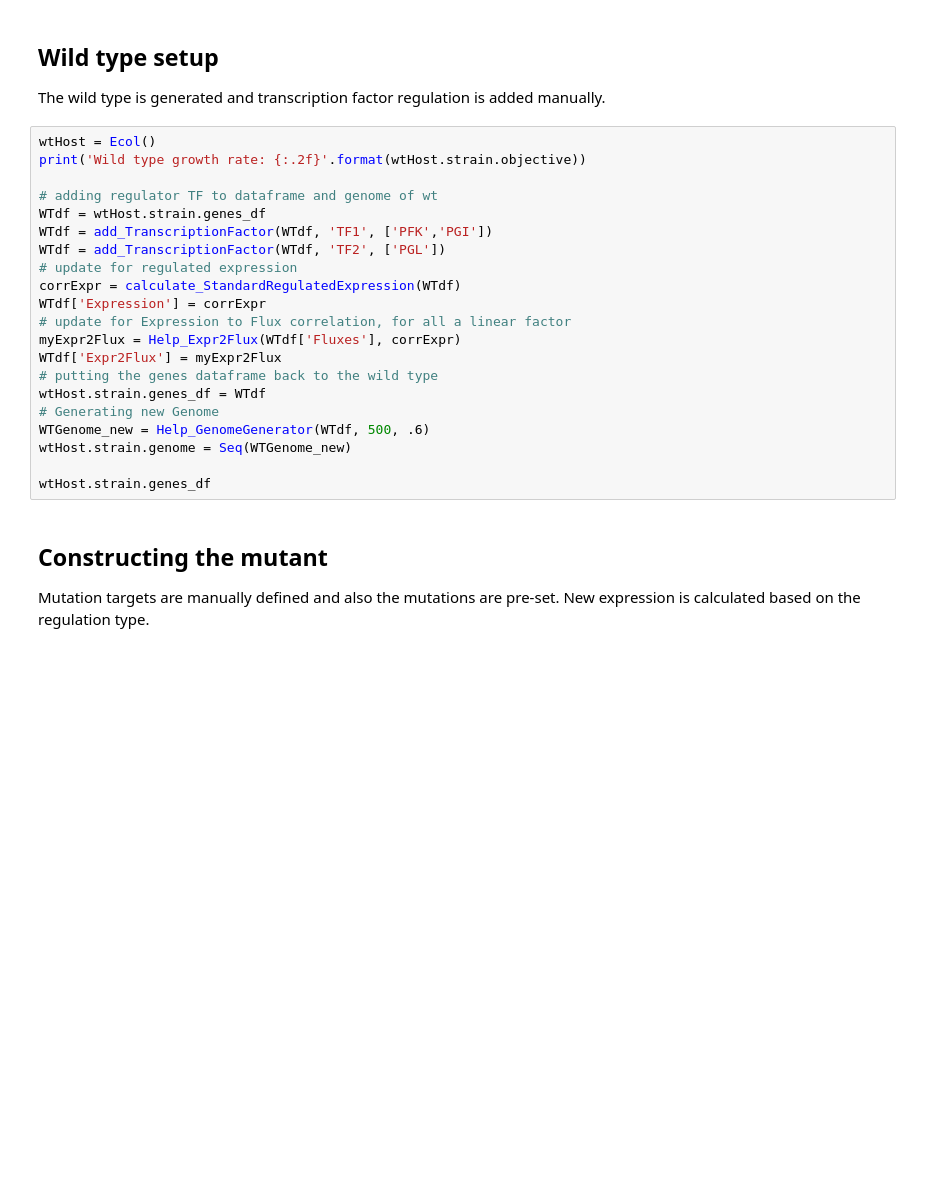
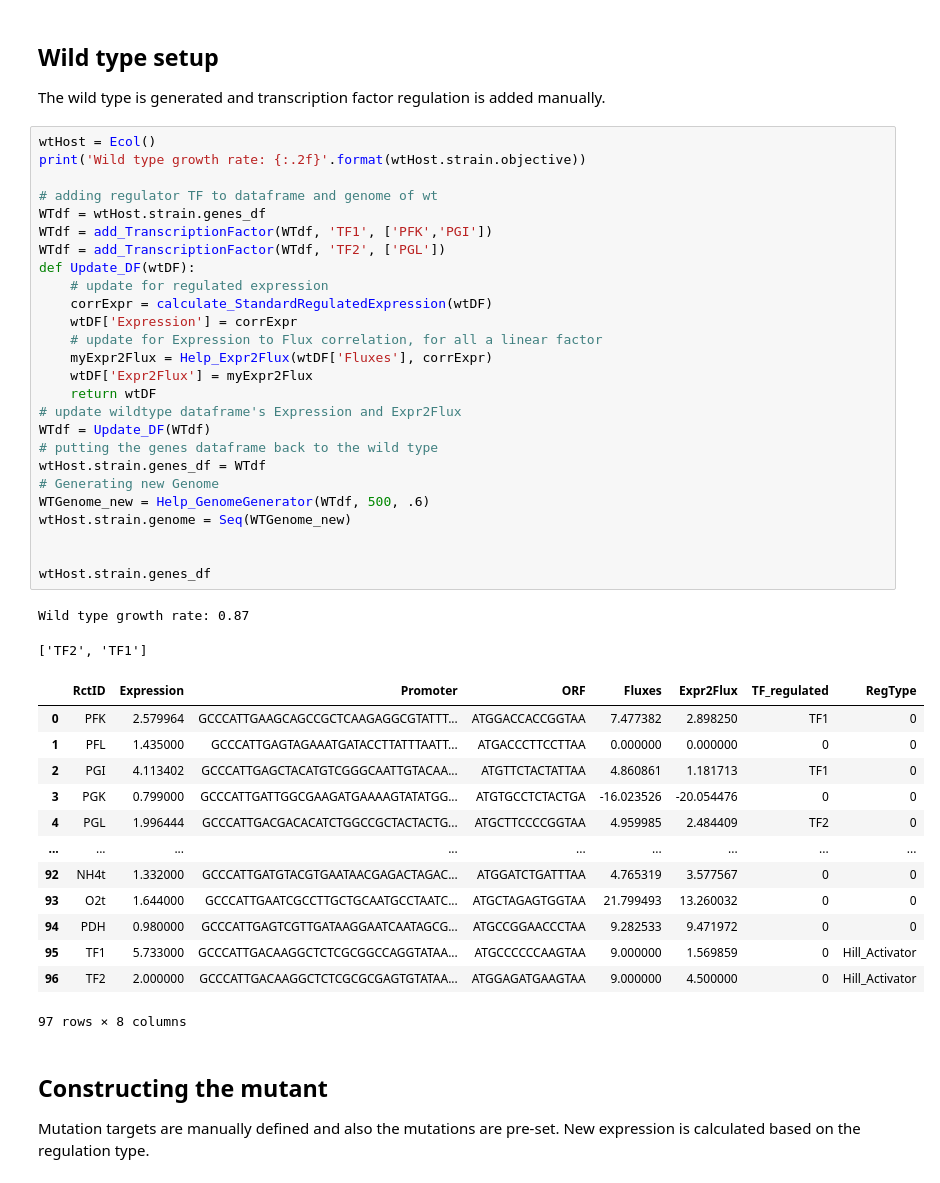
Before and after one commit to uliebal/RecExpSim, a Jupyter notebook: TranscriptionFactor_ulf.ipynb, the cells around one changed output. Cells and saved outputs as stored; diff of their text form; blank space fills up the shorter version.

```diff
--- a/TranscriptionFactor_ulf.ipynb
+++ b/TranscriptionFactor_ulf.ipynb
@@ -273,24 +273,45 @@ The wild type is generated and transcription factor regulation is added manually
 # %%
 wtHost = Ecol()
 print('Wild type growth rate: {:.2f}'.format(wtHost.strain.objective))
 
 # adding regulator TF to dataframe and genome of wt
 WTdf = wtHost.strain.genes_df
 WTdf = add_TranscriptionFactor(WTdf, 'TF1', ['PFK','PGI'])
 WTdf = add_TranscriptionFactor(WTdf, 'TF2', ['PGL'])
-# update for regulated expression
-corrExpr = calculate_StandardRegulatedExpression(WTdf)
-WTdf['Expression'] = corrExpr
-# update for Expression to Flux correlation, for all a linear factor
-myExpr2Flux = Help_Expr2Flux(WTdf['Fluxes'], corrExpr)
-WTdf['Expr2Flux'] = myExpr2Flux
+def Update_DF(wtDF):
+    # update for regulated expression
+    corrExpr = calculate_StandardRegulatedExpression(wtDF)
+    wtDF['Expression'] = corrExpr
+    # update for Expression to Flux correlation, for all a linear factor
+    myExpr2Flux = Help_Expr2Flux(wtDF['Fluxes'], corrExpr)
+    wtDF['Expr2Flux'] = myExpr2Flux
+    return wtDF
+# update wildtype dataframe's Expression and Expr2Flux
+WTdf = Update_DF(WTdf)
 # putting the genes dataframe back to the wild type
 wtHost.strain.genes_df = WTdf
 # Generating new Genome
 WTGenome_new = Help_GenomeGenerator(WTdf, 500, .6)
 wtHost.strain.genome = Seq(WTGenome_new)
 
+
 wtHost.strain.genes_df
+# %% [output]
+Wild type growth rate: 0.87
+['TF2', 'TF1']
+|  | RctID | Expression | Promoter | ORF | Fluxes | Expr2Flux | TF_regulated | RegType |
+| 0 | PFK | 2.579964 | GCCCATTGAAGCAGCCGCTCAAGAGGCGTATTT... | ATGGACCACCGGTAA | 7.477382 | 2.898250 | TF1 | 0 |
+| 1 | PFL | 1.435000 | GCCCATTGAGTAGAAATGATACCTTATTTAATT... | ATGACCCTTCCTTAA | 0.000000 | 0.000000 | 0 | 0 |
+| 2 | PGI | 4.113402 | GCCCATTGAGCTACATGTCGGGCAATTGTACAA... | ATGTTCTACTATTAA | 4.860861 | 1.181713 | TF1 | 0 |
+| 3 | PGK | 0.799000 | GCCCATTGATTGGCGAAGATGAAAAGTATATGG... | ATGTGCCTCTACTGA | -16.023526 | -20.054476 | 0 | 0 |
+| 4 | PGL | 1.996444 | GCCCATTGACGACACATCTGGCCGCTACTACTG... | ATGCTTCCCCGGTAA | 4.959985 | 2.484409 | TF2 | 0 |
+| ... | ... | ... | ... | ... | ... | ... | ... | ... |
+| 92 | NH4t | 1.332000 | GCCCATTGATGTACGTGAATAACGAGACTAGAC... | ATGGATCTGATTTAA | 4.765319 | 3.577567 | 0 | 0 |
+| 93 | O2t | 1.644000 | GCCCATTGAATCGCCTTGCTGCAATGCCTAATC... | ATGCTAGAGTGGTAA | 21.799493 | 13.260032 | 0 | 0 |
+| 94 | PDH | 0.980000 | GCCCATTGAGTCGTTGATAAGGAATCAATAGCG... | ATGCCGGAACCCTAA | 9.282533 | 9.471972 | 0 | 0 |
+| 95 | TF1 | 5.733000 | GCCCATTGACAAGGCTCTCGCGGCCAGGTATAA... | ATGCCCCCCAAGTAA | 9.000000 | 1.569859 | 0 | Hill_Activator |
+| 96 | TF2 | 2.000000 | GCCCATTGACAAGGCTCTCGCGCGAGTGTATAA... | ATGGAGATGAAGTAA | 9.000000 | 4.500000 | 0 | Hill_Activator |
+97 rows × 8 columns
 # %% [markdown]
 ## Constructing the mutant
 Mutation targets are manually defined and also the mutations are pre-set. New expression is calculated based on the regulation type.
```
Also changed, not shown: parts of 13 cells of this notebook.
